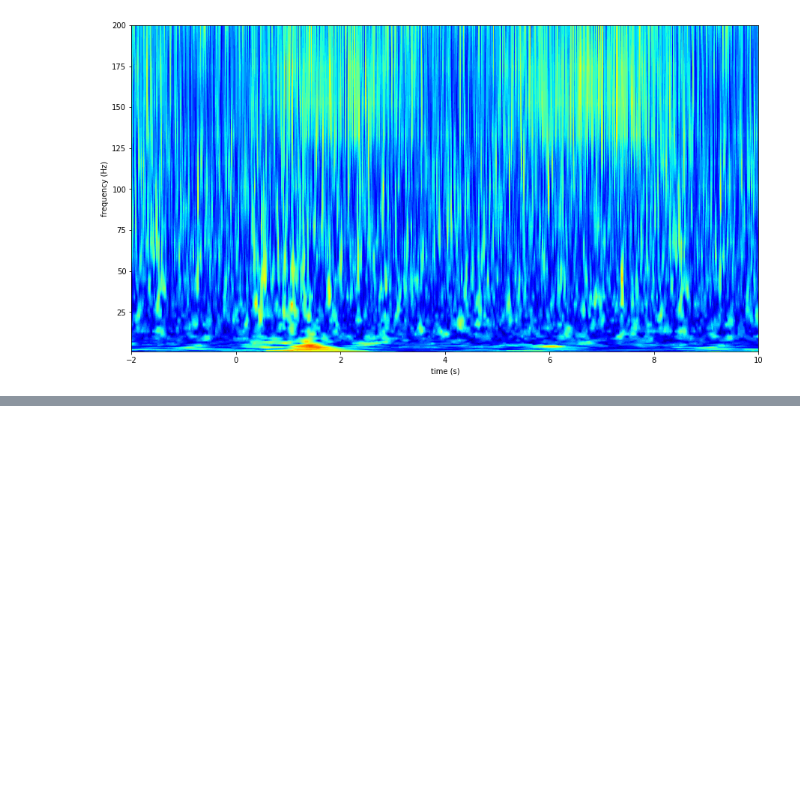
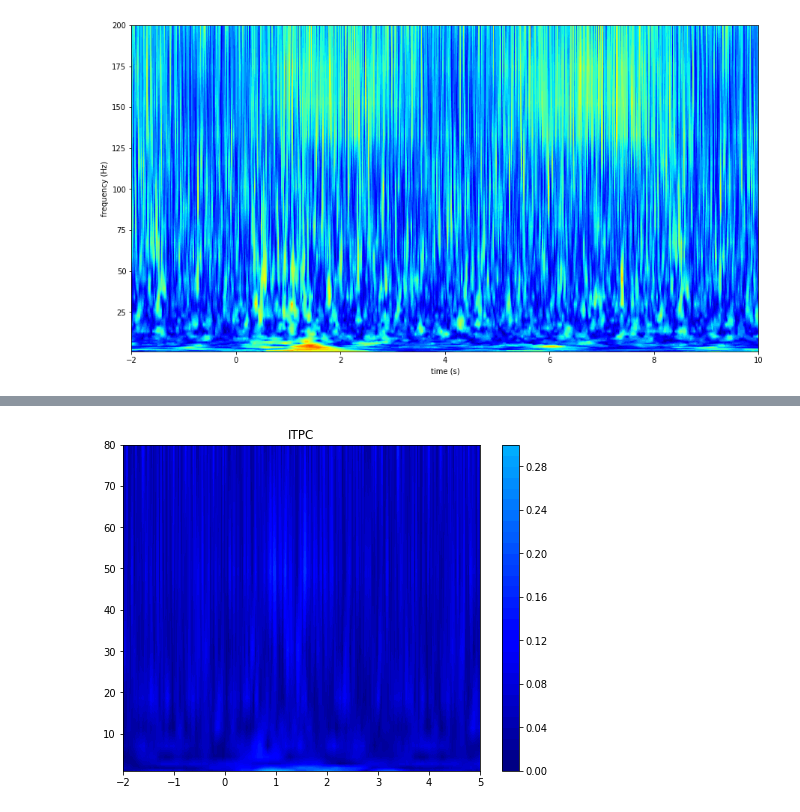
Before and after one commit to ZhangJiayiLab/EEG-Analysis, a Jupyter notebook: python/EA_validation.ipynb, the cells around one changed output, grey strips where cells are left out. Cells and saved outputs as stored; diff of their text form; code cells hidden in the pictures; blank space fills up the shorter version.

```diff
--- a/python/EA_validation.ipynb
+++ b/python/EA_validation.ipynb
@@ -116,0 +158,3 @@ plt.close("all")
+# %%
+frange = np.logspace(np.log10(1), np.log10(80), 10)
+%time kk = ea.decomposition.dwt.da_dwt(data=k.ch_erp["5"], frange=frange, fs=2000, reflection=True)
@@ -116,0 +169,10 @@ plt.close("all")
+# %%
+%time kk_itpc = np.abs(np.sum(kk/np.abs(kk), 1)) / 420
+
+plt.figure(figsize=(8,6))
+plt.contourf(np.linspace(-2,5,14000), frange, kk_itpc, 30, cmap=plt.get_cmap("jet"))
+plt.clim([0,1])
+plt.colorbar(extend="both")
+plt.title("ITPC")
+plt.show()
+# %% [output]
@@ -116,0 +181 @@ plt.close("all")
+[figure, added]
```
Also changed, not shown: parts of 15 cells of this notebook, 15 other files.
